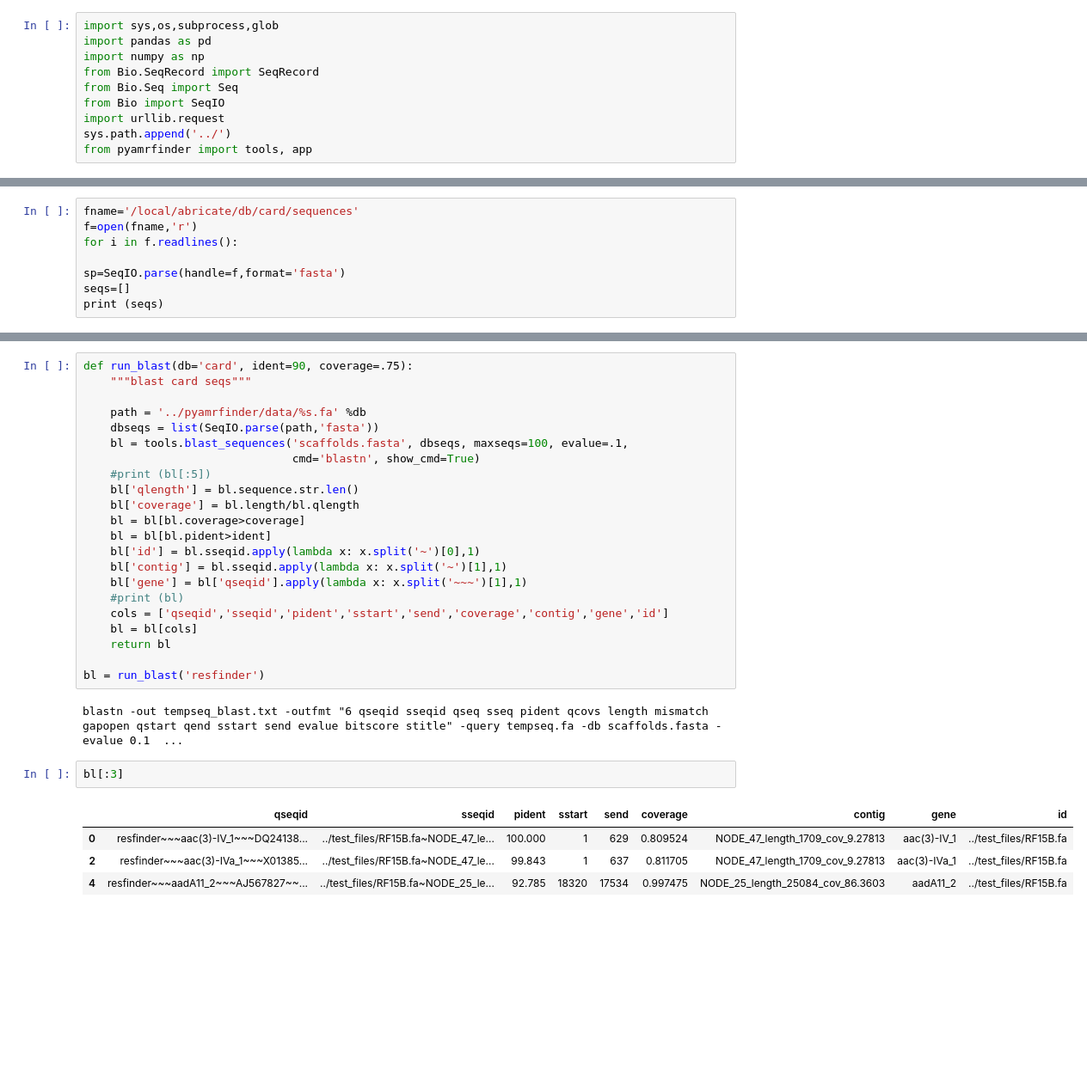
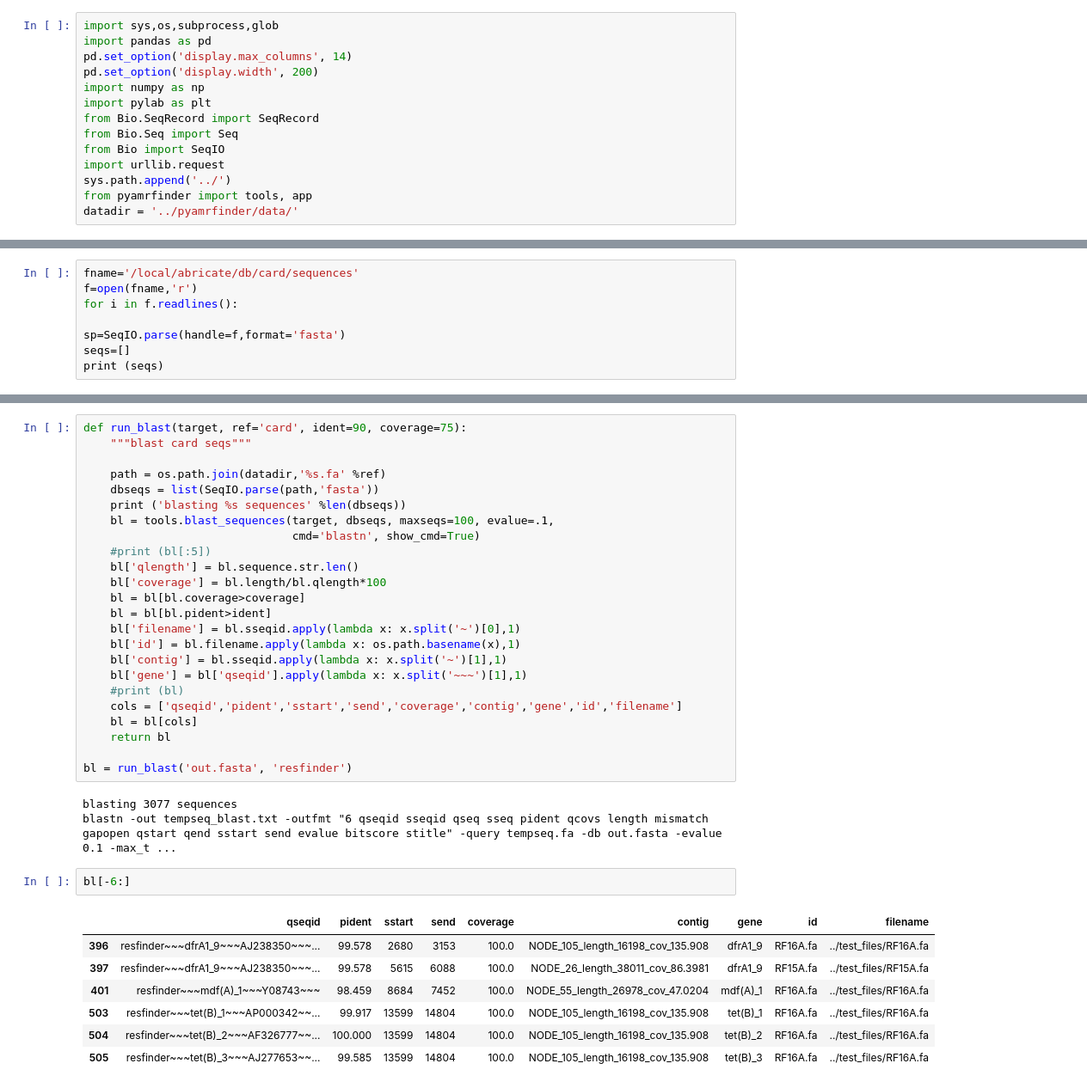
Before and after one commit to dmnfarrell/pathogenie, a Jupyter notebook: notebooks/testing.ipynb, the cells around one changed output, grey strips where cells are left out. Shown: that part at 86% size. Saved outputs shown, nothing was run; the diff lists cells and outputs as text; blank space fills up the shorter version.

```diff
--- a/notebooks/testing.ipynb
+++ b/notebooks/testing.ipynb
@@ -1,13 +3,17 @@
 # %%
 import sys,os,subprocess,glob
 import pandas as pd
+pd.set_option('display.max_columns', 14)
+pd.set_option('display.width', 200)
 import numpy as np
+import pylab as plt
 from Bio.SeqRecord import SeqRecord
 from Bio.Seq import Seq
 from Bio import SeqIO
 import urllib.request
 sys.path.append('../')
 from pyamrfinder import tools, app
+datadir = '../pyamrfinder/data/'
 # %%
 def fetch_sequence_db(name='card'):
     """get sequences"""
@@ -53,34 +59,40 @@ make_blast_database(['../test_files/RF15B.fa'])
 # %%
-def run_blast(db='card', ident=90, coverage=.75):
+def run_blast(target, ref='card', ident=90, coverage=75):
     """blast card seqs"""
 
-    path = '../pyamrfinder/data/%s.fa' %db
+    path = os.path.join(datadir,'%s.fa' %ref)
     dbseqs = list(SeqIO.parse(path,'fasta'))
-    bl = tools.blast_sequences('scaffolds.fasta', dbseqs, maxseqs=100, evalue=.1,
+    print ('blasting %s sequences' %len(dbseqs))
+    bl = tools.blast_sequences(target, dbseqs, maxseqs=100, evalue=.1,
                                cmd='blastn', show_cmd=True)
     #print (bl[:5])
     bl['qlength'] = bl.sequence.str.len()
-    bl['coverage'] = bl.length/bl.qlength
+    bl['coverage'] = bl.length/bl.qlength*100
     bl = bl[bl.coverage>coverage]
     bl = bl[bl.pident>ident]
-    bl['id'] = bl.sseqid.apply(lambda x: x.split('~')[0],1)
+    bl['filename'] = bl.sseqid.apply(lambda x: x.split('~')[0],1)
+    bl['id'] = bl.filename.apply(lambda x: os.path.basename(x),1)
     bl['contig'] = bl.sseqid.apply(lambda x: x.split('~')[1],1)
     bl['gene'] = bl['qseqid'].apply(lambda x: x.split('~~~')[1],1)
     #print (bl)
-    cols = ['qseqid','sseqid','pident','sstart','send','coverage','contig','gene','id']
+    cols = ['qseqid','pident','sstart','send','coverage','contig','gene','id','filename']
     bl = bl[cols]
     return bl
 
-bl = run_blast('resfinder')
+bl = run_blast('out.fasta', 'resfinder')
 # %% [output]
-blastn -out tempseq_blast.txt -outfmt "6 qseqid sseqid qseq sseq pident qcovs length mismatch gapopen qstart qend sstart send evalue bitscore stitle" -query tempseq.fa -db scaffolds.fasta -evalue 0.1  ...
+blasting 3077 sequences
+blastn -out tempseq_blast.txt -outfmt "6 qseqid sseqid qseq sseq pident qcovs length mismatch gapopen qstart qend sstart send evalue bitscore stitle" -query tempseq.fa -db out.fasta -evalue 0.1 -max_t ...
 # %%
-bl[:3]
+bl[-6:]
 # %% [output]
-|  | qseqid | sseqid | pident | sstart | send | coverage | contig | gene | id |
-| 0 | resfinder~~~aac(3)-IV_1~~~DQ24138... | ../test_files/RF15B.fa~NODE_47_le... | 100.000 | 1 | 629 | 0.809524 | NODE_47_length_1709_cov_9.27813 | aac(3)-IV_1 | ../test_files/RF15B.fa |
-| 2 | resfinder~~~aac(3)-IVa_1~~~X01385... | ../test_files/RF15B.fa~NODE_47_le... | 99.843 | 1 | 637 | 0.811705 | NODE_47_length_1709_cov_9.27813 | aac(3)-IVa_1 | ../test_files/RF15B.fa |
-| 4 | resfinder~~~aadA11_2~~~AJ567827~~... | ../test_files/RF15B.fa~NODE_25_le... | 92.785 | 18320 | 17534 | 0.997475 | NODE_25_length_25084_cov_86.3603 | aadA11_2 | ../test_files/RF15B.fa |
+|  | qseqid | pident | sstart | send | coverage | contig | gene | id | filename |
+| 396 | resfinder~~~dfrA1_9~~~AJ238350~~~... | 99.578 | 2680 | 3153 | 100.0 | NODE_105_length_16198_cov_135.908 | dfrA1_9 | RF16A.fa | ../test_files/RF16A.fa |
+| 397 | resfinder~~~dfrA1_9~~~AJ238350~~~... | 99.578 | 5615 | 6088 | 100.0 | NODE_26_length_38011_cov_86.3981 | dfrA1_9 | RF15A.fa | ../test_files/RF15A.fa |
+| 401 | resfinder~~~mdf(A)_1~~~Y08743~~~ | 98.459 | 8684 | 7452 | 100.0 | NODE_55_length_26978_cov_47.0204 | mdf(A)_1 | RF16A.fa | ../test_files/RF16A.fa |
+| 503 | resfinder~~~tet(B)_1~~~AP000342~~... | 99.917 | 13599 | 14804 | 100.0 | NODE_105_length_16198_cov_135.908 | tet(B)_1 | RF16A.fa | ../test_files/RF16A.fa |
+| 504 | resfinder~~~tet(B)_2~~~AF326777~~... | 100.000 | 13599 | 14804 | 100.0 | NODE_105_length_16198_cov_135.908 | tet(B)_2 | RF16A.fa | ../test_files/RF16A.fa |
+| 505 | resfinder~~~tet(B)_3~~~AJ277653~~... | 99.585 | 13599 | 14804 | 100.0 | NODE_105_length_16198_cov_135.908 | tet(B)_3 | RF16A.fa | ../test_files/RF16A.fa |
 # %%
 def find_gene_hits(res, gene, filename, db='card'):
     """Get blast hit results"""
```
Also changed, not shown: parts of 8 cells of this notebook, 10 other files.
